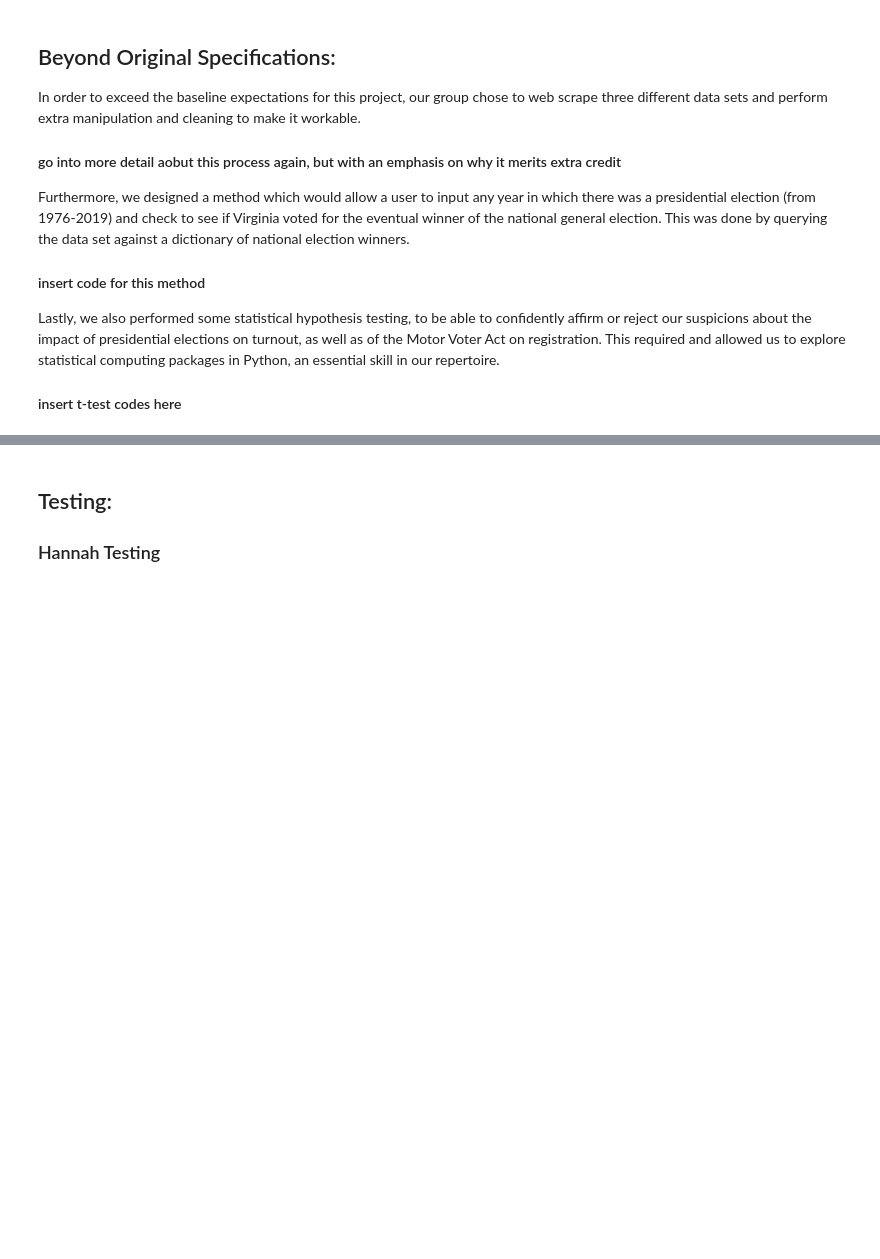
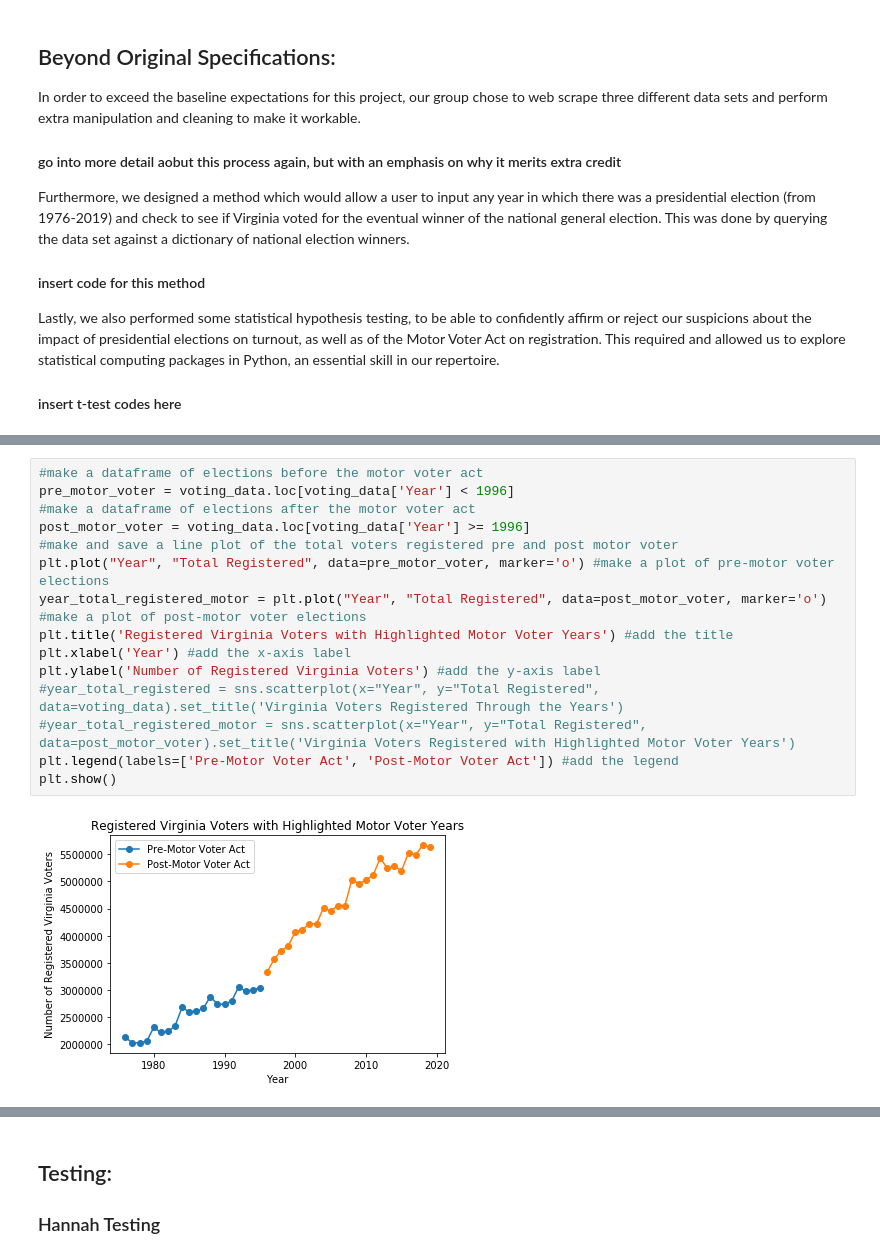
Before and after one commit to hannahfrederickcpsc/CS-5010-PROJECT-PYTHON, a Jupyter notebook: Report.ipynb, the cells around one changed output, grey strips where cells are left out. Drawn from its saved outputs; the diff is of its cells as text; blank space fills up the shorter version.

```diff
--- a/Report.ipynb
+++ b/Report.ipynb
@@ -29,0 +52,17 @@ Lastly, we also performed some statistical hypothesis testing, to be able to con
+# %%
+#make a dataframe of elections before the motor voter act
+pre_motor_voter = voting_data.loc[voting_data['Year'] < 1996]
+#make a dataframe of elections after the motor voter act
+post_motor_voter = voting_data.loc[voting_data['Year'] >= 1996]
+#make and save a line plot of the total voters registered pre and post motor voter
+plt.plot("Year", "Total Registered", data=pre_motor_voter, marker='o') #make a plot of pre-motor voter elections
+year_total_registered_motor = plt.plot("Year", "Total Registered", data=post_motor_voter, marker='o') #make a plot of post-motor voter elections
+plt.title('Registered Virginia Voters with Highlighted Motor Voter Years') #add the title
+plt.xlabel('Year') #add the x-axis label
+plt.ylabel('Number of Registered Virginia Voters') #add the y-axis label
+#year_total_registered = sns.scatterplot(x="Year", y="Total Registered", data=voting_data).set_title('Virginia Voters Registered Through the Years')
+#year_total_registered_motor = sns.scatterplot(x="Year", y="Total Registered", data=post_motor_voter).set_title('Virginia Voters Registered with Highlighted Motor Voter Years')
+plt.legend(labels=['Pre-Motor Voter Act', 'Post-Motor Voter Act']) #add the legend
+plt.show()
+# %% [output]
+[figure, added]
```
Also changed, not shown: parts of 11 cells of this notebook.
